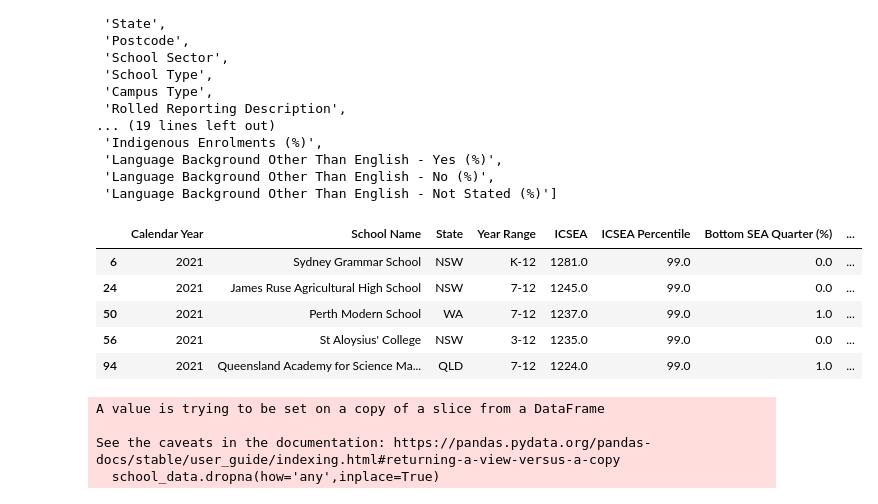
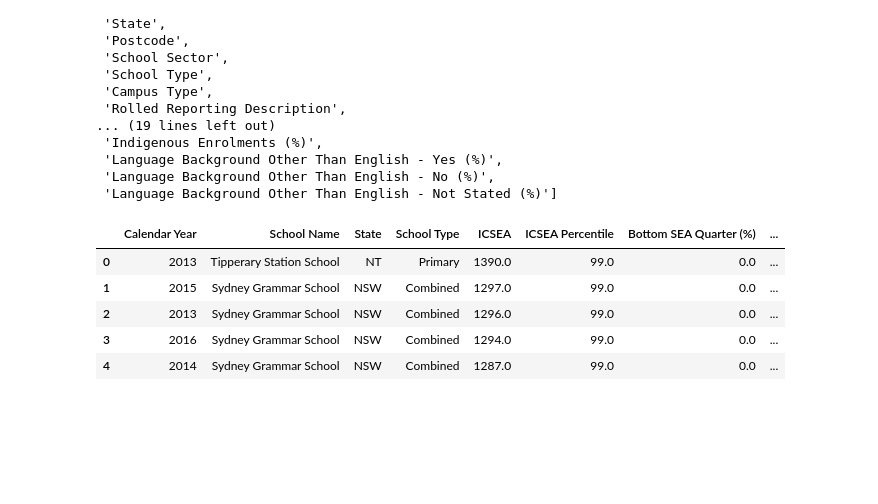
Before and after one commit to keners27/Project-1, a Jupyter notebook: School Data/school_data_clean.ipynb, the cells around one changed output. Saved outputs shown, nothing was run; the diff lists cells and outputs as text; code cells hidden in the pictures; blank space fills up the shorter version.

```diff
--- a/School Data/school_data_clean.ipynb
+++ b/School Data/school_data_clean.ipynb
@@ -37,33 +37,28 @@ list(school_data.columns)
 # %%
 # Remove superflus columns
 school_data = school_data[['Calendar Year',
  'School Name',
  'State',
- 'Year Range',
+ 'School Type',
  'ICSEA',
  'ICSEA Percentile',
  'Bottom SEA Quarter (%)',
  'Lower Middle SEA Quarter (%)',
  'Upper Middle SEA Quarter (%)',
  'Top SEA Quarter (%)',
  'Teaching Staff',
  'Full Time Equivalent Teaching Staff',
  'Full Time Equivalent Enrolments']]
 school_data.head()
 # %% [output]
-|  | Calendar Year | School Name | State | Year Range | ICSEA | ICSEA Percentile | Bottom SEA Quarter (%) | ... |
-| 6 | 2021 | Sydney Grammar School | NSW | K-12 | 1281.0 | 99.0 | 0.0 | ... |
-| 24 | 2021 | James Ruse Agricultural High School | NSW | 7-12 | 1245.0 | 99.0 | 0.0 | ... |
-| 50 | 2021 | Perth Modern School | WA | 7-12 | 1237.0 | 99.0 | 1.0 | ... |
-| 56 | 2021 | St Aloysius' College | NSW | 3-12 | 1235.0 | 99.0 | 0.0 | ... |
-| 94 | 2021 | Queensland Academy for Science Ma... | QLD | 7-12 | 1224.0 | 99.0 | 1.0 | ... |
+|  | Calendar Year | School Name | State | School Type | ICSEA | ICSEA Percentile | Bottom SEA Quarter (%) | ... |
+| 0 | 2013 | Tipperary Station School | NT | Primary | 1390.0 | 99.0 | 0.0 | ... |
+| 1 | 2015 | Sydney Grammar School | NSW | Combined | 1297.0 | 99.0 | 0.0 | ... |
+| 2 | 2013 | Sydney Grammar School | NSW | Combined | 1296.0 | 99.0 | 0.0 | ... |
+| 3 | 2016 | Sydney Grammar School | NSW | Combined | 1294.0 | 99.0 | 0.0 | ... |
+| 4 | 2014 | Sydney Grammar School | NSW | Combined | 1287.0 | 99.0 | 0.0 | ... |
 # %%
 # Remove rows with null data
 school_data.dropna(how='any',inplace=True)
-# %% [output]
-A value is trying to be set on a copy of a slice from a DataFrame
-
-See the caveats in the documentation: https://pandas.pydata.org/pandas-docs/stable/user_guide/indexing.html#returning-a-view-versus-a-copy
-  school_data.dropna(how='any',inplace=True)
 # %%
 # Remove school profiles from the previous years
```
Also changed, not shown: parts of 2 cells of this notebook.
